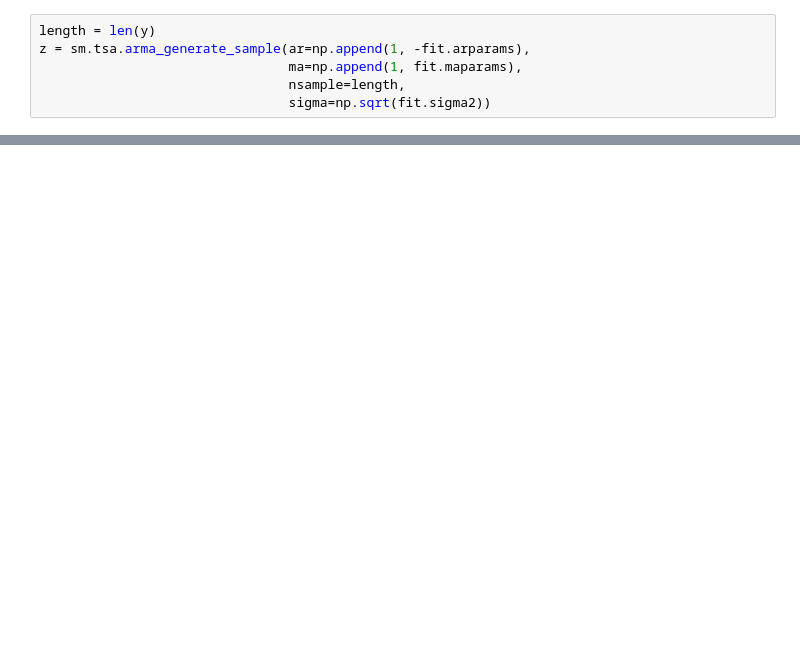
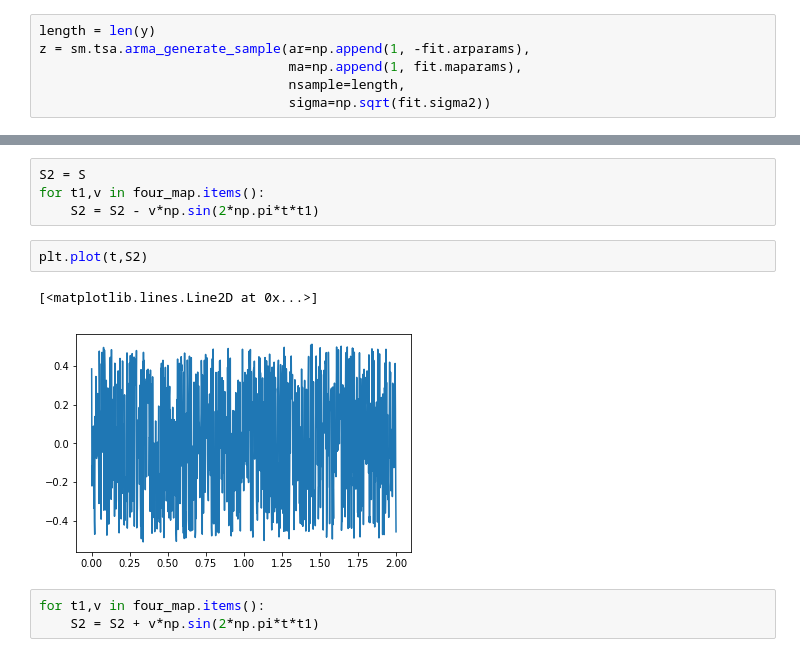
Before and after one commit to FlanFlanagan/Wind_data, a Jupyter notebook: test2.ipynb, the cells around one changed output, grey strips where cells are left out. Drawn from its saved outputs; the diff is of its cells as text; blank space fills up the shorter version.

```diff
--- a/test2.ipynb
+++ b/test2.ipynb
@@ -59,0 +71,12 @@ plt.plot(S1)
+# %%
+S2 = S
+for t1,v in four_map.items():
+    S2 = S2 - v*np.sin(2*np.pi*t*t1)
+# %%
+plt.plot(t,S2)
+# %% [output]
+[<matplotlib.lines.Line2D at 0x...>]
+[figure, added]
+# %%
+for t1,v in four_map.items():
+    S2 = S2 + v*np.sin(2*np.pi*t*t1)
```
Also changed, not shown: parts of 8 cells of this notebook, 1 other file.
